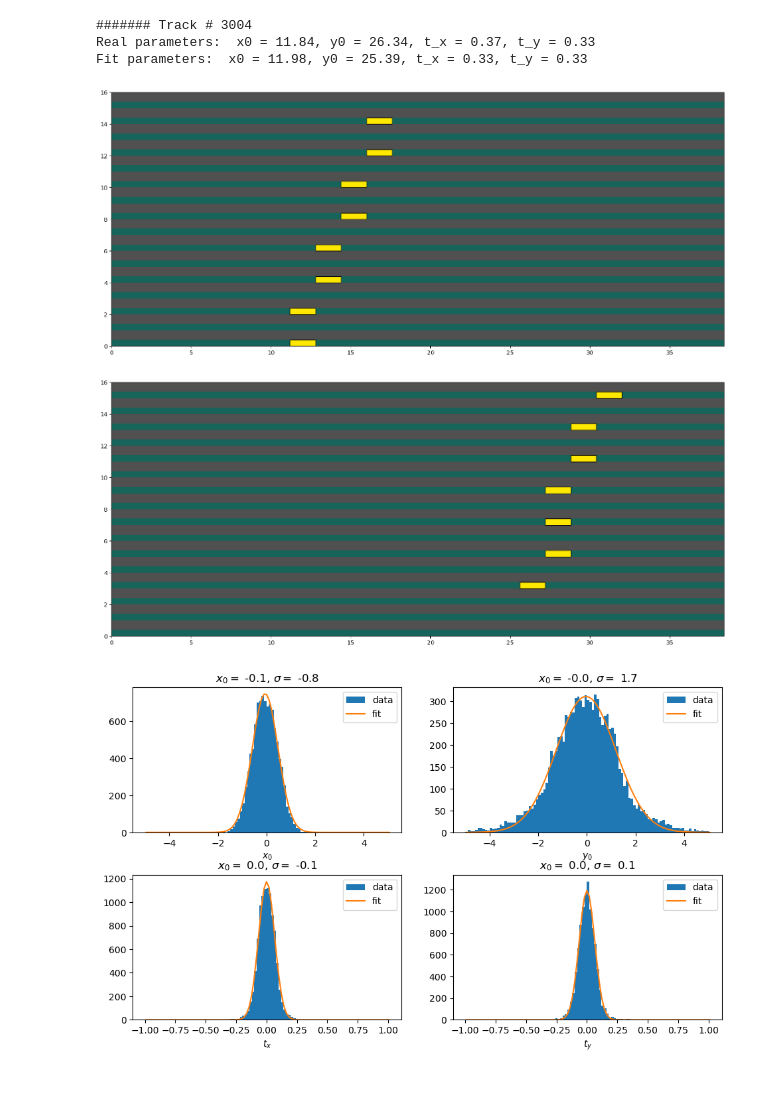
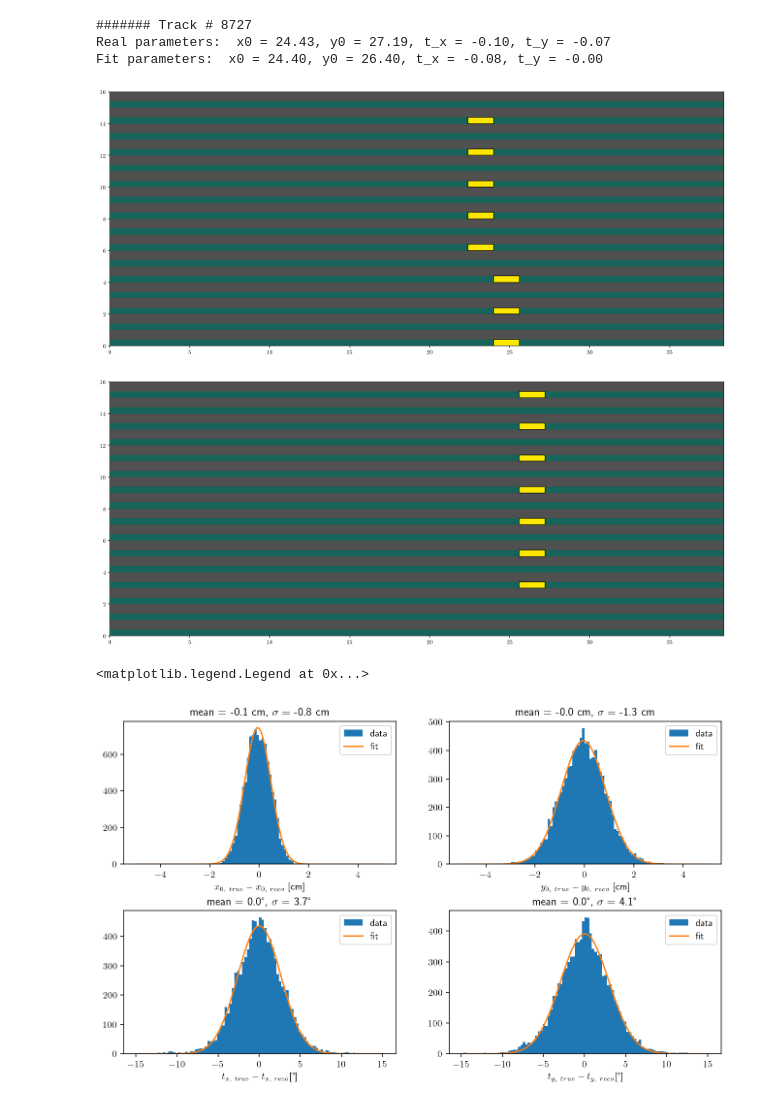
Before and after one commit to kauniska/ecal_reco, a Jupyter notebook: geant4/analysis/analysis.ipynb, the cells around one changed output. Drawn from its saved outputs; the diff is of its cells as text; code cells hidden in the pictures.

Commit message:
corrected decay position figures

```diff
--- a/geant4/analysis/analysis.ipynb
+++ b/geant4/analysis/analysis.ipynb
@@ -5,6 +5,7 @@ from data_loading import *
 from hit import Hit
 from track3D import Track3D
 from track import Track
+from parameters import *
 import pandas as pd
 import uproot
 #import uproot3
@@ -13,9 +14,16 @@ import numpy as np
 from matplotlib import pyplot as plt
 import sys
 from tqdm import tqdm
+
+
+plt.rcParams.update({
+    "text.usetex": True,
+    'text.latex.preamble': [r'\usepackage{amsmath}'],
+    'figure.dpi': 140
+})
 # %%
 # later, one can use concatenation of data_0001.root - data_0008.root files as well. One is enough for testing
-file_path = '/Users/lucahartman/Documents/EPFL/MA1/project/ecal_reco/geant4/data.root'
+file_path = '/Users/lucahartman/Documents/EPFL/MA1/project/ecal_reco/geant4/data_fit_test.root'
 
 branch_list = ['E', 'Edep', 'pdg', 'EcalEdep',
                'layerID', 'barID', 'Nhits', 'tx', 'ty', 'x0', 'y0', 'n_sec', 'ProcessID']
@@ -45,7 +53,7 @@ def create_tracks(df, plot=False):
             track.x = Track(hitsX)
             track.y = Track(hitsY)
             tracks.append(track)
-            true_parameters.append([row['x0'], row['y0'], row['tx'], row['ty']])
+            true_parameters.append([row['x0'], row['y0'] - (thickness + thickness_screen) * row['ty'], row['tx'], row['ty']])
 
 
     return tracks, true_parameters
@@ -65,11 +73,11 @@ plot_hits(all_hits, False)
 print('Real parameters:  x0 = {:.2f}, y0 = {:.2f}, t_x = {:.2f}, t_y = {:.2f}'.format(true[0], true[1], true[2], true[3]))
 print('Fit parameters:  x0 = {:.2f}, y0 = {:.2f}, t_x = {:.2f}, t_y = {:.2f}'.format(t.x.x0, t.y.x0, t.x.t, t.y.t))
 # %% [output]
-####### Track # 3004
-Real parameters:  x0 = 11.84, y0 = 26.34, t_x = 0.37, t_y = 0.33
-Fit parameters:  x0 = 11.98, y0 = 25.39, t_x = 0.33, t_y = 0.33
+####### Track # 8727
+Real parameters:  x0 = 24.43, y0 = 27.19, t_x = -0.10, t_y = -0.07
+Fit parameters:  x0 = 24.40, y0 = 26.40, t_x = -0.08, t_y = -0.00
-[figure, old version]
+[figure, new version]
-[figure, old version]
+[figure, new version]
 # %%
 # compare fit precision
 from scipy.optimize import curve_fit
@@ -81,11 +89,11 @@ bins_x0 = [b + (bins_x0[1] - bins_x0[0])/2 for b in bins_x0]
 offset_y0 = [true[1] - t.y.x0 for (true, t) in zip(true_parameters, tracks)]
 hist_y0, bins_y0 = np.histogram(offset_y0, bins, range = [-5, 5])
 bins_y0 = [b + (bins_y0[1] - bins_y0[0])/2 for b in bins_y0]
-offset_tx = [true[2] - t.x.t for (true, t) in zip(true_parameters, tracks)]
-hist_tx, bins_tx = np.histogram(offset_tx, bins, range = [-1, 1])
+offset_tx = [180 * (np.arctan(true[2]) - np.arctan(t.x.t)) / np.pi for (true, t) in zip(true_parameters, tracks)]
+hist_tx, bins_tx = np.histogram(offset_tx, bins, range = [-15, 15])
 bins_tx = [b + (bins_tx[1] - bins_tx[0])/2 for b in bins_tx]
-offset_ty = [true[3] - t.y.t for (true, t) in zip(true_parameters, tracks)]
-hist_ty, bins_ty = np.histogram(offset_ty, bins, range = [-1, 1])
+offset_ty = [180 * (np.arctan(true[3]) - np.arctan(t.y.t)) / np.pi for (true, t) in zip(true_parameters, tracks)]
+hist_ty, bins_ty = np.histogram(offset_ty, bins, range = [-15, 15])
 bins_ty = [b + (bins_ty[1] - bins_ty[0])/2 for b in bins_ty]
 
 # Define the Gaussian function
@@ -93,43 +101,44 @@ def Gauss(x, x0, sig, A):
     y = A*np.exp(-1*(x-x0)**2/(sig**2))
     return y
 
 parameters_x0, _ = curve_fit(Gauss, bins_x0[:-1], hist_x0)
 parameters_y0, _ = curve_fit(Gauss, bins_y0[:-1], hist_y0)
 parameters_tx, _ = curve_fit(Gauss, bins_tx[:-1], hist_tx)
 parameters_ty, _ = curve_fit(Gauss, bins_ty[:-1], hist_ty)
 
 
 fig, axs = plt.subplots(2, 2, figsize = (10, 6))
-fig.tight_layout(pad = 2.5)
+fig.tight_layout(pad = 3)
 
-axs[0, 0].set_title('$x_0 =$ {:.1f}, $\sigma=$ {:.1f}'.format(parameters_x0[0], parameters_x0[1]))
+axs[0, 0].set_title('mean = {:.1f} cm, $\sigma=$ {:.1f} cm'.format(parameters_x0[0], parameters_x0[1]))
 axs[0, 0].hist(offset_x0, bins = bins, label = 'data', range = [-5, 5])
-axs[0, 0].set_xlabel('$x_0$')
+axs[0, 0].set_xlabel('$x_{0,\ true} - x_{0,\ reco}$ [cm]')
 xs = np.linspace(np.min(bins_x0), np.max(bins_x0), 100)
 axs[0, 0].plot(xs, Gauss(xs, parameters_x0[0], parameters_x0[1], parameters_x0[2]), label = 'fit')
 axs[0, 0].legend()
 
-axs[0, 1].set_title('$x_0 =$ {:.1f}, $\sigma=$ {:.1f}'.format(parameters_y0[0], parameters_y0[1]))
+axs[0, 1].set_title('mean = {:.1f} cm, $\sigma=$ {:.1f} cm'.format(parameters_y0[0], parameters_y0[1]))
 axs[0, 1].hist(offset_y0, bins = bins, label = 'data', range = [-5, 5])
-axs[0, 1].set_xlabel('$y_0$')
+axs[0, 1].set_xlabel('$y_{0,\ true} - y_{0,\ reco}$ [cm]')
 xs = np.linspace(np.min(bins_y0), np.max(bins_y0), 100)
 axs[0, 1].plot(xs, Gauss(xs, parameters_y0[0], parameters_y0[1], parameters_y0[2]), label = 'fit')
 axs[0, 1].legend()
 
-axs[1, 0].set_title('$x_0 =$ {:.1f}, $\sigma=$ {:.1f}'.format(parameters_tx[0], parameters_tx[1]))
-axs[1, 0].hist(offset_tx, bins = bins, label = 'data', range = [-1, 1])
-axs[1, 0].set_xlabel('$t_x$')
+axs[1, 0].set_title('mean = {:.1f}°, $\sigma=$ {:.1f}°'.format(parameters_tx[0], parameters_tx[1]))
+axs[1, 0].hist(offset_tx, bins = bins, label = 'data', range = [-15, 15])
+axs[1, 0].set_xlabel('$t_{x,\ true} - t_{x,\ reco}$[°]')
 xs = np.linspace(np.min(bins_tx), np.max(bins_tx), 100)
 axs[1, 0].plot(xs, Gauss(xs, parameters_tx[0], parameters_tx[1], parameters_tx[2]), label = 'fit')
 axs[1, 0].legend()
 
-axs[1, 1].set_title('$x_0 =$ {:.1f}, $\sigma=$ {:.1f}'.format(parameters_ty[0], parameters_ty[1]))
-axs[1, 1].hist(offset_ty, bins = bins, label = 'data', range = [-1, 1])
-axs[1, 1].set_xlabel('$t_y$')
+axs[1, 1].set_title('mean = {:.1f}°, $\sigma=$ {:.1f}°'.format(parameters_ty[0], parameters_ty[1]))
+axs[1, 1].hist(offset_ty, bins = bins, label = 'data', range = [-15, 15])
+axs[1, 1].set_xlabel('$t_{y,\ true} - t_{y,\ reco}$[°]')
 xs = np.linspace(np.min(bins_ty), np.max(bins_ty), 100)
 axs[1, 1].plot(xs, Gauss(xs, parameters_ty[0], parameters_ty[1], parameters_ty[2]), label = 'fit')
 axs[1, 1].legend()
 
-fig.show()
+# fig.show()
 # %% [output]
+<matplotlib.legend.Legend at 0x...>
-[figure, old version]
+[figure, new version]
```
